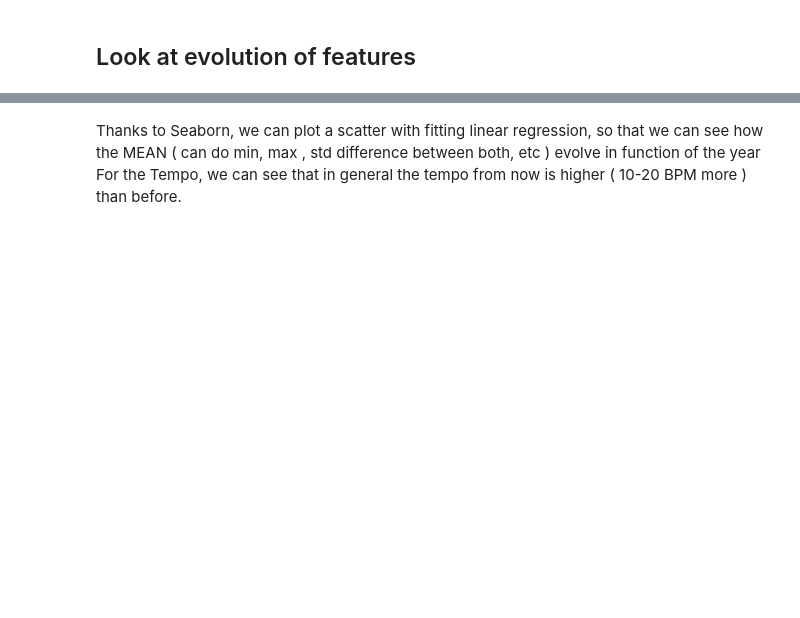
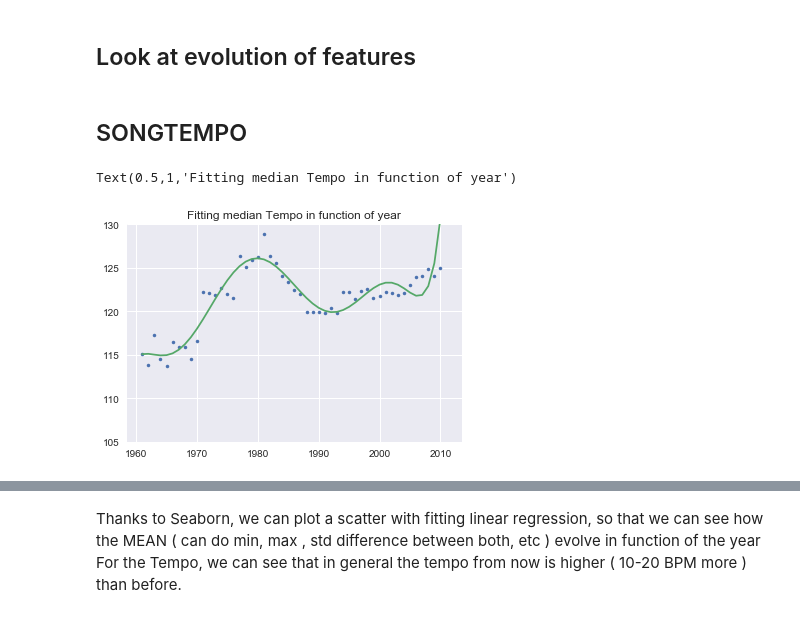
Before and after one commit to maxpr/ADA, a Jupyter notebook: project/Solution.ipynb, the cells around one changed output, grey strips where cells are left out. Drawn from its saved outputs; the diff is of its cells as text; code cells hidden in the pictures; blank space fills up the shorter version.

Commit message:
Some plot for linear fitting, still need error bars and little modif

```diff
--- a/project/Solution.ipynb
+++ b/project/Solution.ipynb
@@ -1144,0 +1139,15 @@ df_year_tempo = normalized_df.groupby('SongYear')['SongYear','SongTempo'][]
+# %% [markdown]
+## SONGTEMPO
+# %%
+#MEDIAN
+t = normalized_df[normalized_df['SongYear']>1960][['SongYear','SongTempo']].groupby('SongYear',as_index=False).median()
+x = np.array(list(t.SongYear))
+y = np.array(list(t.SongTempo))
+# %%
+ptempo100 = np.poly1d(np.polyfit(x, y, 92))
+g = plt.plot(x, y, '.', x, ptempo100(x), '-')
+plt.ylim(105,130)
+plt.title("Fitting median Tempo in function of year")
+# %% [output]
+Text(0.5,1,'Fitting median Tempo in function of year')
+[figure, added]
```
Also changed, not shown: parts of 37 cells of this notebook.
